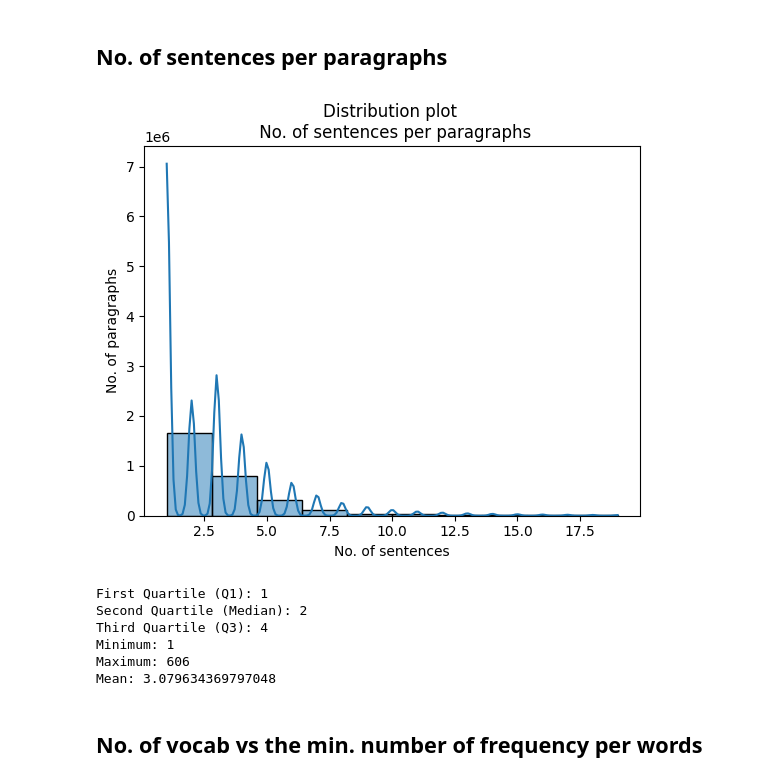
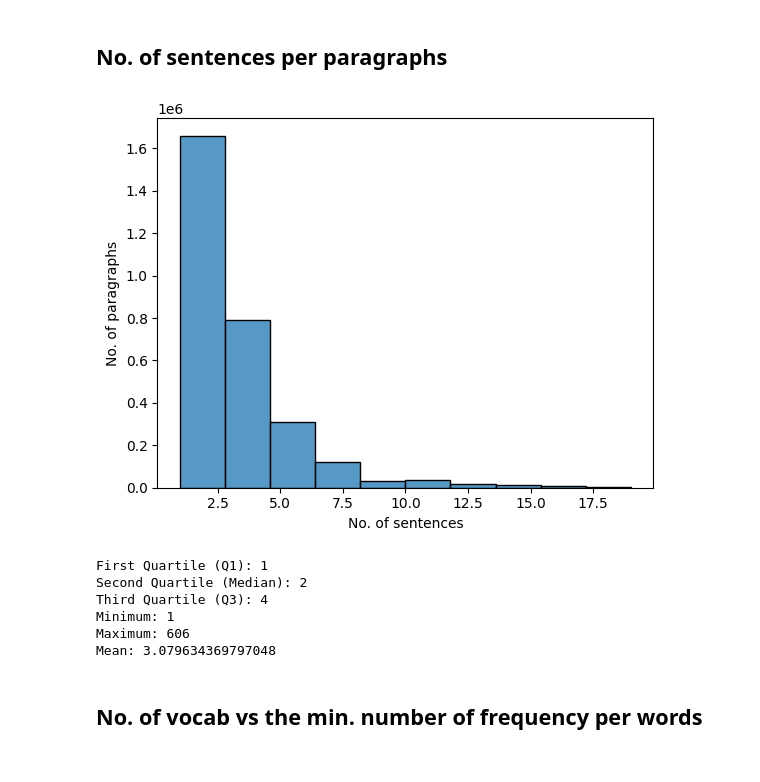
Before and after one commit to NishantLuitel/Nepali-Spell-Checker, a Jupyter notebook: data_analysis/ieee_data_analysis.ipynb, the cells around one changed output. Drawn from its saved outputs; the diff is of its cells as text; code cells hidden in the pictures.

```diff
--- a/data_analysis/ieee_data_analysis.ipynb
+++ b/data_analysis/ieee_data_analysis.ipynb
@@ -102,28 +101,27 @@ Mean: 34.18061410649468
 # %%
 no_of_sentences_per_paragraph = [len(paragraph_list[i].split('।')) for i in range(len(paragraph_list))]
 len(no_of_sentences_per_paragraph)
 
 # obtain values for the no. cut_off of 150 words per paragraphs
 no_of_sentences_per_paragraph_lt_cut_off = []
 
 cut_off = 20
 for num in no_of_sentences_per_paragraph:
     if num < cut_off and num != 0:
         no_of_sentences_per_paragraph_lt_cut_off.append(num)
 
-sns.histplot(no_of_sentences_per_paragraph_lt_cut_off, bins = 10, kde=True)
+sns.histplot(no_of_sentences_per_paragraph_lt_cut_off, bins = 10, kde=False)
 
 # Set labels and title
 plt.xlabel('No. of sentences')
 plt.ylabel('No. of paragraphs')
-plt.title('Distribution plot \n No. of sentences per paragraphs')
 
 # Show the plot
 plt.show()
 
 printDescriptiveStatistics(no_of_sentences_per_paragraph)
 # %% [output]
-[figure, old version]
+[figure, new version]
 First Quartile (Q1): 1
 Second Quartile (Median): 2
 Third Quartile (Q3): 4
```
Also changed, not shown: parts of 5 cells of this notebook, 1 other file.
